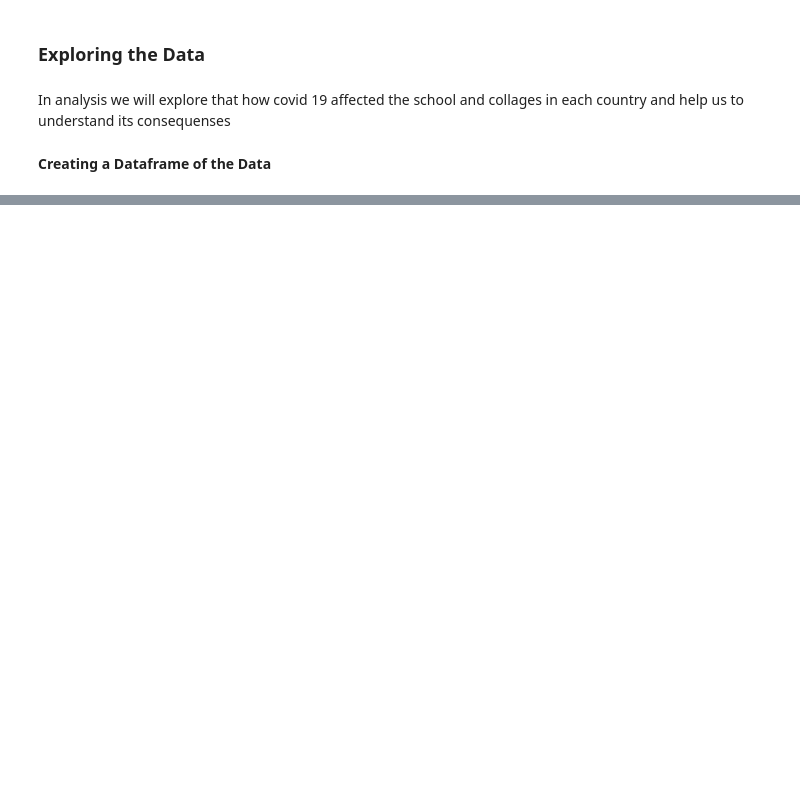
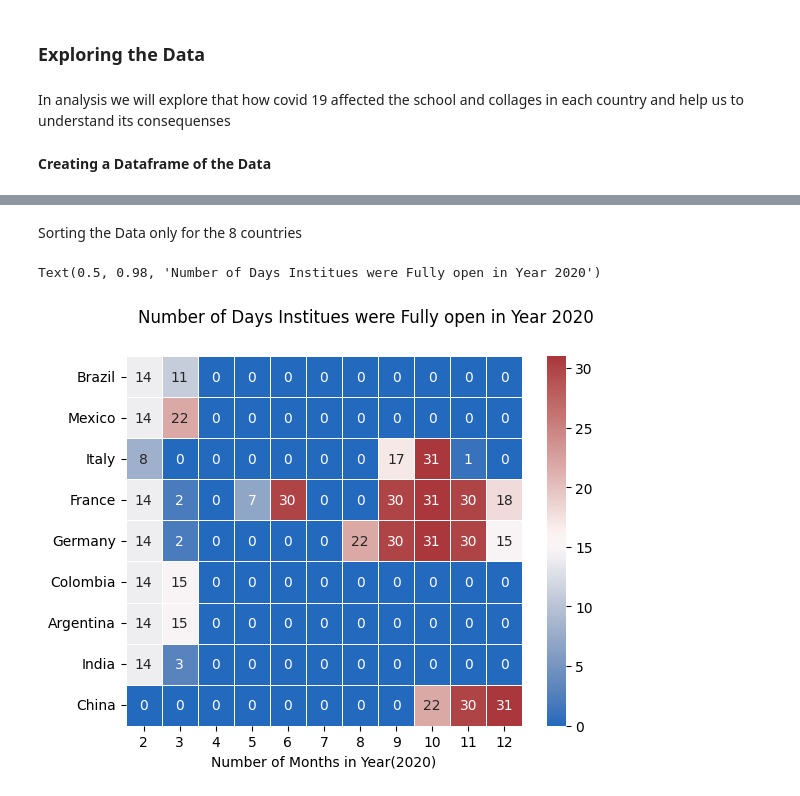
Before and after one commit to Phonex12/COVID-19-Analysis, a Jupyter notebook: Educational Impacts of COVID-19/file1.ipynb, the cells around one changed output, grey strips where cells are left out. Drawn from its saved outputs; the diff is of its cells as text; code cells hidden in the pictures; blank space fills up the shorter version.

```diff
--- a/Educational Impacts of COVID-19/file1.ipynb
+++ b/Educational Impacts of COVID-19/file1.ipynb
@@ -14,0 +75,18 @@ FileNotFoundError: [Errno 2] No such file or directory: 'Datasets\\Education.csv
+# %%
+df_pivot_table = df_fully_open_2020.pivot_table(index = 'Country',columns = 'Month_no',values = 'Status',aggfunc='size')
+# %%
+df_pivot_table = df_pivot_table.fillna(0)
+# %% [markdown]
+Sorting the Data only for the 8 countries
+# %%
+selected_country = ['Brazil','Mexico', 'Italy', 'France', 'Germany', 'Colombia', 'Argentina','India','China']
+# %%
+subset = df_pivot_table.loc[selected_country]
+# %%
+sns.heatmap(subset,annot = True,linewidths=.5,cmap = 'vlag')
+plt.xlabel('Number of Months in Year(2020)')
+plt.ylabel('')
+plt.suptitle("Number of Days Institues were Fully open in Year 2020")
+# %% [output]
+Text(0.5, 0.98, 'Number of Days Institues were Fully open in Year 2020')
+[figure, added]
```
Also changed, not shown: parts of 13 cells of this notebook, 1 other file.
